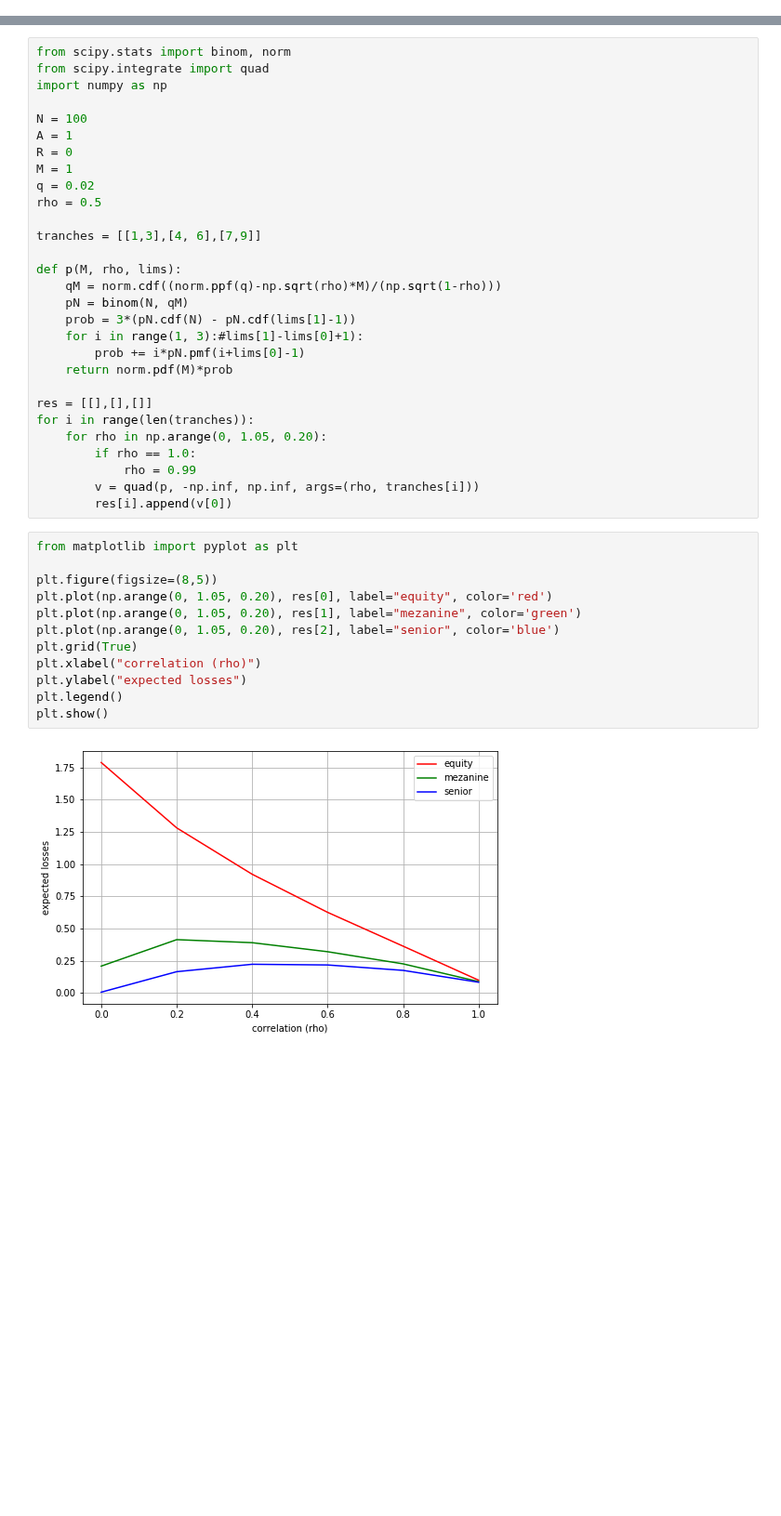
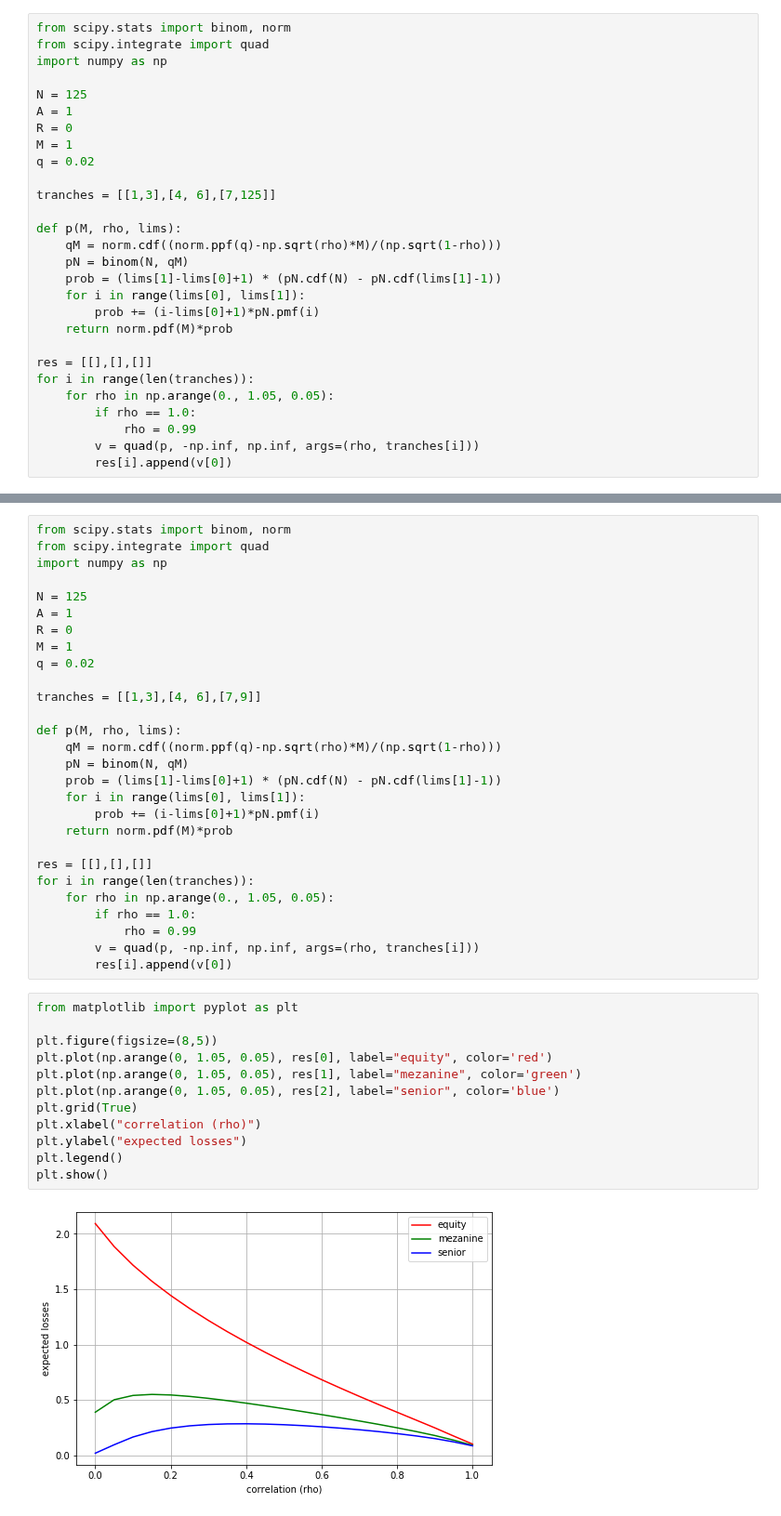
Before and after one commit to matteosan1/finance_course, a Jupyter notebook: libro/cash_cdo.ipynb, the cells around one changed output, grey strips where cells are left out. Shown at 93% size. Cells and saved outputs as stored; diff of their text form; blank space fills up the shorter version.

```diff
--- a/libro/cash_cdo.ipynb
+++ b/libro/cash_cdo.ipynb
@@ -0,0 +1,28 @@
+# %%
+from scipy.stats import binom, norm
+from scipy.integrate import quad
+import numpy as np
+
+N = 125
+A = 1
+R = 0
+M = 1
+q = 0.02
+
+tranches = [[1,3],[4, 6],[7,125]]
+
+def p(M, rho, lims):
+    qM = norm.cdf((norm.ppf(q)-np.sqrt(rho)*M)/(np.sqrt(1-rho)))
+    pN = binom(N, qM)
+    prob = (lims[1]-lims[0]+1) * (pN.cdf(N) - pN.cdf(lims[1]-1))
+    for i in range(lims[0], lims[1]):
+        prob += (i-lims[0]+1)*pN.pmf(i)
+    return norm.pdf(M)*prob
+
+res = [[],[],[]]
+for i in range(len(tranches)):
+    for rho in np.arange(0., 1.05, 0.05):
+        if rho == 1.0:
+            rho = 0.99
+        v = quad(p, -np.inf, np.inf, args=(rho, tranches[i]))
+        res[i].append(v[0])
@@ -3,26 +55,25 @@ from scipy.stats import binom, norm
 from scipy.integrate import quad
 import numpy as np
 
-N = 100
+N = 125
 A = 1
 R = 0
 M = 1
 q = 0.02
-rho = 0.5
 
 tranches = [[1,3],[4, 6],[7,9]]
 
 def p(M, rho, lims):
     qM = norm.cdf((norm.ppf(q)-np.sqrt(rho)*M)/(np.sqrt(1-rho)))
     pN = binom(N, qM)
-    prob = 3*(pN.cdf(N) - pN.cdf(lims[1]-1))
-    for i in range(1, 3):#lims[1]-lims[0]+1):
-        prob += i*pN.pmf(i+lims[0]-1)
+    prob = (lims[1]-lims[0]+1) * (pN.cdf(N) - pN.cdf(lims[1]-1))
+    for i in range(lims[0], lims[1]):
+        prob += (i-lims[0]+1)*pN.pmf(i)
     return norm.pdf(M)*prob
 
 res = [[],[],[]]
 for i in range(len(tranches)):
-    for rho in np.arange(0, 1.05, 0.20):
+    for rho in np.arange(0., 1.05, 0.05):
         if rho == 1.0:
             rho = 0.99
         v = quad(p, -np.inf, np.inf, args=(rho, tranches[i]))
@@ -30,15 +81,15 @@ for i in range(len(tranches)):
 # %%
 from matplotlib import pyplot as plt
 
 plt.figure(figsize=(8,5))
-plt.plot(np.arange(0, 1.05, 0.20), res[0], label="equity", color='red')
-plt.plot(np.arange(0, 1.05, 0.20), res[1], label="mezanine", color='green')
-plt.plot(np.arange(0, 1.05, 0.20), res[2], label="senior", color='blue')
+plt.plot(np.arange(0, 1.05, 0.05), res[0], label="equity", color='red')
+plt.plot(np.arange(0, 1.05, 0.05), res[1], label="mezanine", color='green')
+plt.plot(np.arange(0, 1.05, 0.05), res[2], label="senior", color='blue')
 plt.grid(True)
 plt.xlabel("correlation (rho)")
 plt.ylabel("expected losses")
 plt.legend()
 plt.show()
 # %% [output]
-[figure, old version]
+[figure, new version]
 # %%
```
Also changed, not shown: parts of 7 cells of this notebook, 13 other files.
